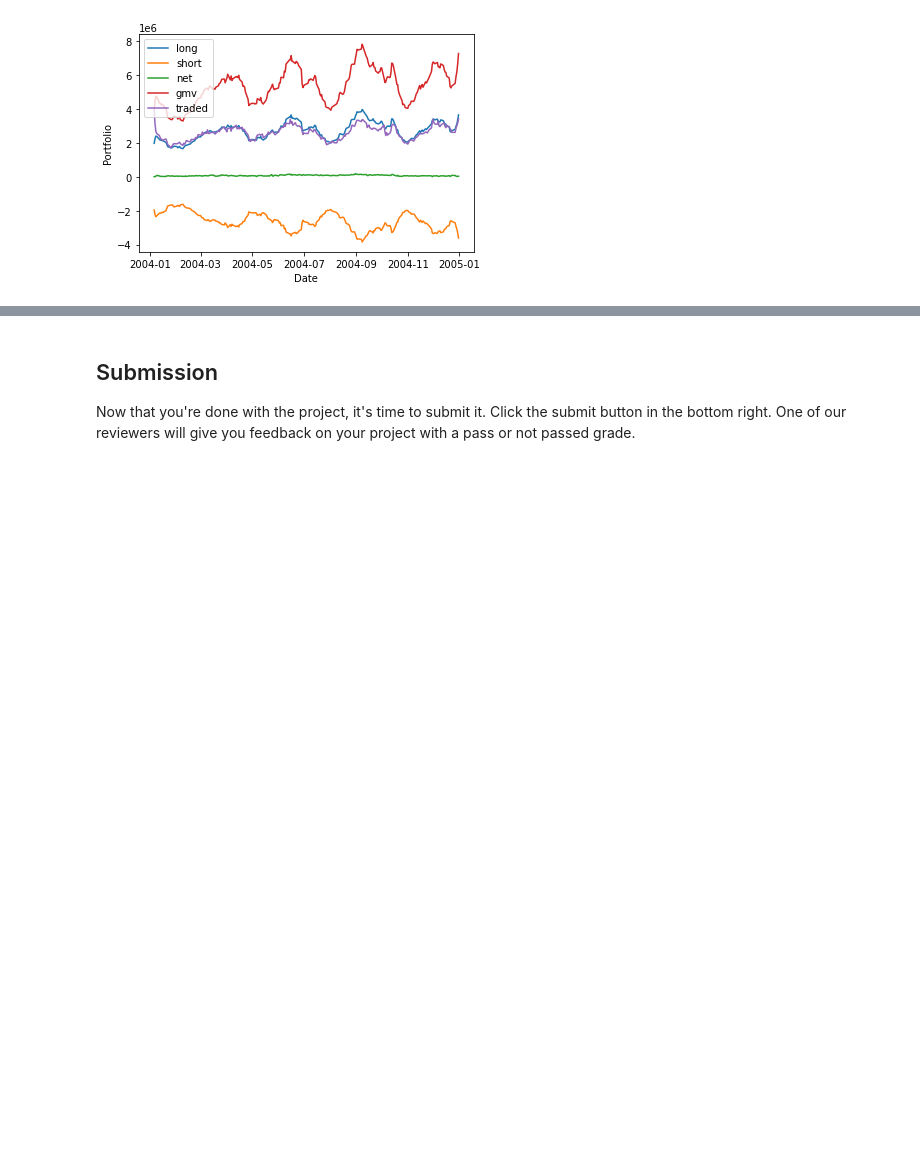
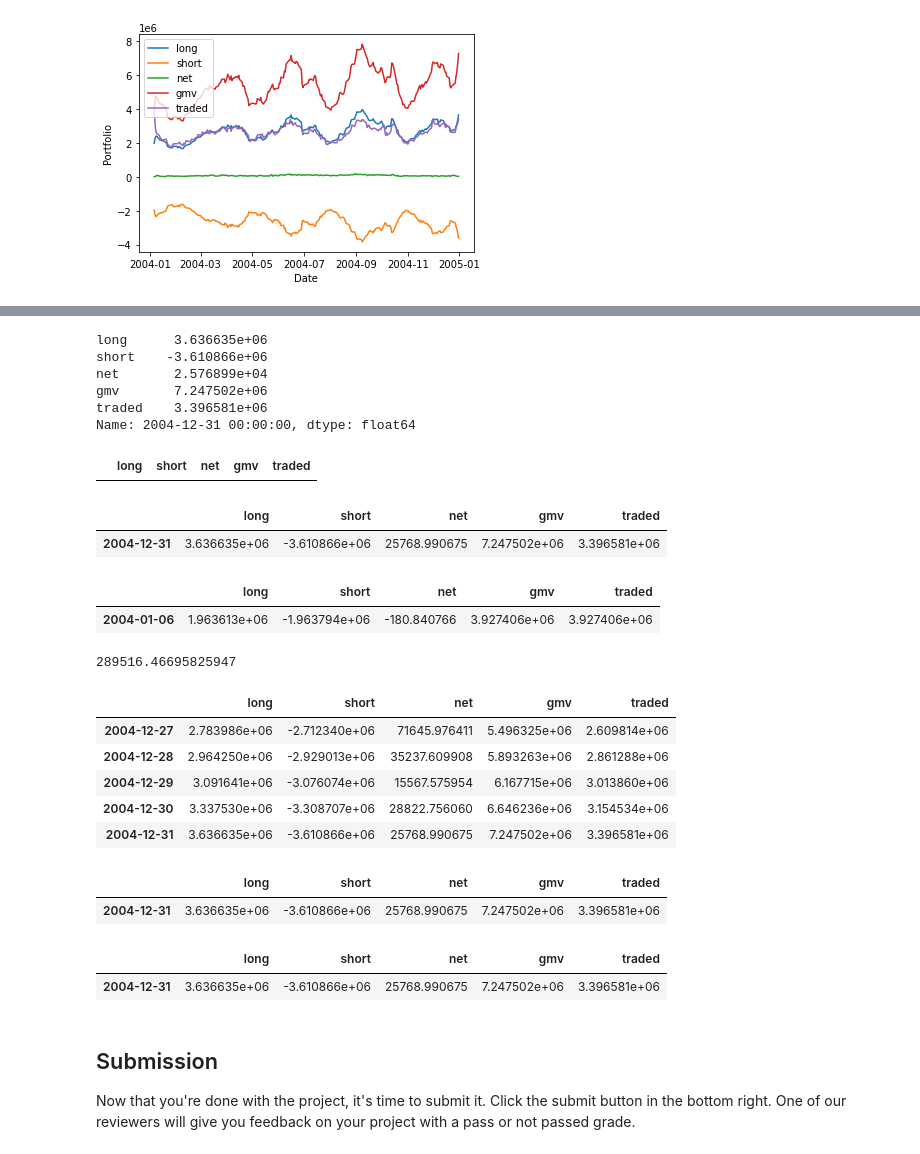
Before and after one commit to ardeshirsaadat/backtester, a Jupyter notebook: project_8_starter.ipynb, the cells around one changed output, grey strips where cells are left out. Cells and saved outputs as stored; diff of their text form; code cells hidden in the pictures; blank space fills up the shorter version.

```diff
--- a/project_8_starter.ipynb
+++ b/project_8_starter.ipynb
@@ -944,0 +891,23 @@ Choose additional metrics to evaluate your portfolio.
+# %%
+pchar.iloc[-1,:]
+# %% [output]
+long      3.636635e+06
+short    -3.610866e+06
+net       2.576899e+04
+gmv       7.247502e+06
+traded    3.396581e+06
+Name: 2004-12-31 00:00:00, dtype: float64
+# %%
+pchar.loc[pchar.long==3.636635e+06]
+# %% [output]
+|  | long | short | net | gmv | traded |
+# %%
+pchar.tail(1)['gmv']-
+# %% [output]
+|  | long | short | net | gmv | traded |
+| 2004-12-31 | 3.636635e+06 | -3.610866e+06 | 25768.990675 | 7.247502e+06 | 3.396581e+06 |
+# %%
+pchar.head(1)
+# %% [output]
+|  | long | short | net | gmv | traded |
+| 2004-01-06 | 1.963613e+06 | -1.963794e+06 | -180.840766 | 3.927406e+06 | 3.927406e+06 |
@@ -945,3 +927,26 @@ Choose additional metrics to evaluate your portfolio.
+# %%
+np.sum(attr['daily.pnl'])
+# %% [output]
+289516.46695825947
+# %%
+pchar.tail()
+# %% [output]
+|  | long | short | net | gmv | traded |
+| 2004-12-27 | 2.783986e+06 | -2.712340e+06 | 71645.976411 | 5.496325e+06 | 2.609814e+06 |
+| 2004-12-28 | 2.964250e+06 | -2.929013e+06 | 35237.609908 | 5.893263e+06 | 2.861288e+06 |
+| 2004-12-29 | 3.091641e+06 | -3.076074e+06 | 15567.575954 | 6.167715e+06 | 3.013860e+06 |
+| 2004-12-30 | 3.337530e+06 | -3.308707e+06 | 28822.756060 | 6.646236e+06 | 3.154534e+06 |
+| 2004-12-31 | 3.636635e+06 | -3.610866e+06 | 25768.990675 | 7.247502e+06 | 3.396581e+06 |
+# %%
+pchar.iloc[[-1]]
+# %% [output]
+|  | long | short | net | gmv | traded |
+| 2004-12-31 | 3.636635e+06 | -3.610866e+06 | 25768.990675 | 7.247502e+06 | 3.396581e+06 |
+# %%
+pchar.loc[['2004-12-31']]
+# %% [output]
+|  | long | short | net | gmv | traded |
+| 2004-12-31 | 3.636635e+06 | -3.610866e+06 | 25768.990675 | 7.247502e+06 | 3.396581e+06 |
 # %% [markdown]
 ## Submission
 Now that you're done with the project, it's time to submit it. Click the submit button in the bottom right. One of our reviewers will give you feedback on your project with a pass or not passed grade.
```
Also changed, not shown: parts of 9 cells of this notebook.
